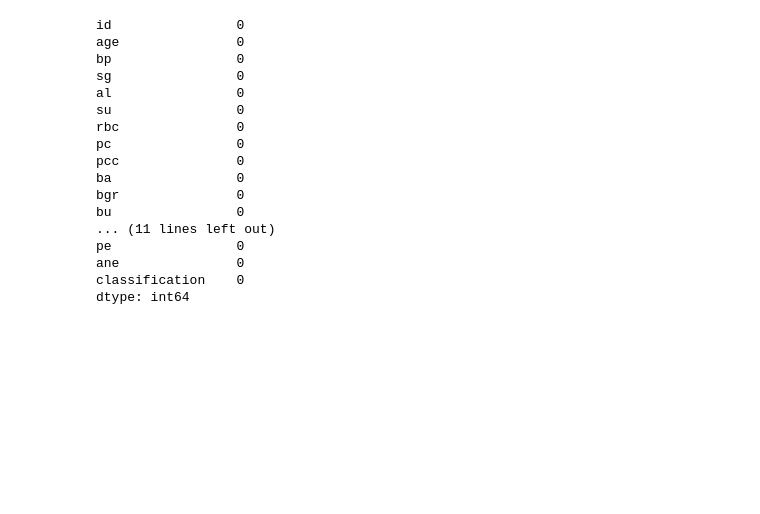
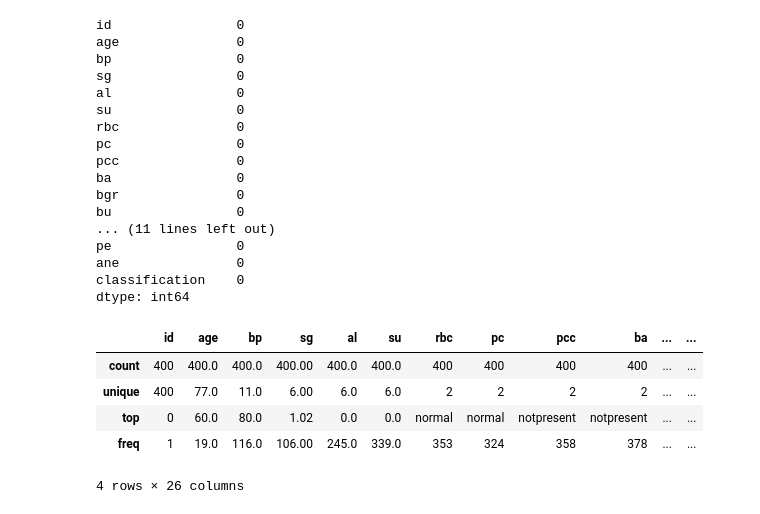
Before and after one commit to UjjwalRana12/Regression-ML, a Jupyter notebook: z6_kidney/kidney.ipynb, the cells around one changed output. Cells and saved outputs as stored; diff of their text form; code cells hidden in the pictures; blank space fills up the shorter version.

```diff
--- a/z6_kidney/kidney.ipynb
+++ b/z6_kidney/kidney.ipynb
@@ -184,3 +184,12 @@ pe                0
 ane               0
 classification    0
 dtype: int64
+# %%
+df_imputed.describe()
+# %% [output]
+|  | id | age | bp | sg | al | su | rbc | pc | pcc | ba | ... | ... |
+| count | 400 | 400.0 | 400.0 | 400.00 | 400.0 | 400.0 | 400 | 400 | 400 | 400 | ... | ... |
+| unique | 400 | 77.0 | 11.0 | 6.00 | 6.0 | 6.0 | 2 | 2 | 2 | 2 | ... | ... |
+| top | 0 | 60.0 | 80.0 | 1.02 | 0.0 | 0.0 | normal | normal | notpresent | notpresent | ... | ... |
+| freq | 1 | 19.0 | 116.0 | 106.00 | 245.0 | 339.0 | 353 | 324 | 358 | 378 | ... | ... |
+4 rows × 26 columns
```
Also changed, not shown: parts of 10 cells of this notebook.
